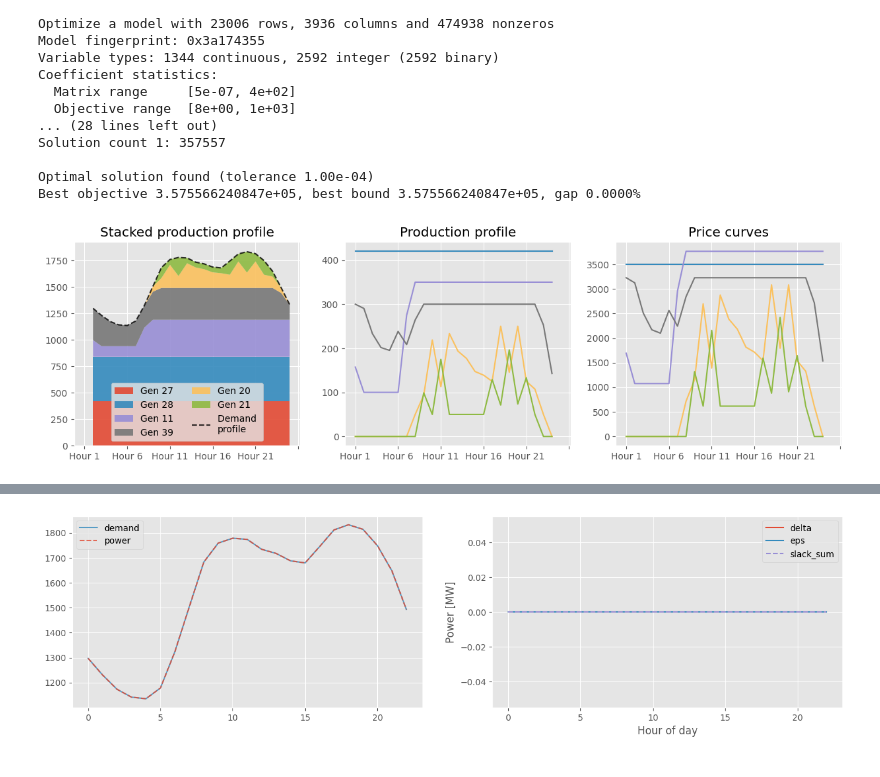
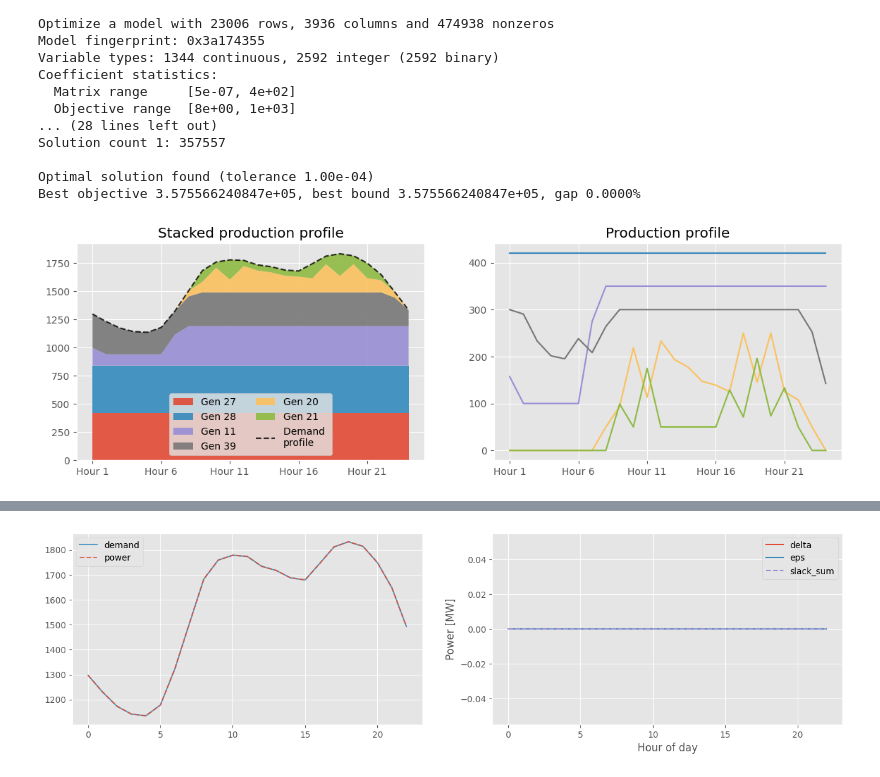
Before and after one commit to albertkjoller/ml-energy-systems, a Jupyter notebook: src/assignment3/notebooks/explainer_notebook_albert2.ipynb, the cells around one changed output, grey strips where cells are left out. Saved outputs shown, nothing was run; the diff lists cells and outputs as text; code cells hidden in the pictures.

Commit message:
figure updates

```diff
--- a/src/assignment3/notebooks/explainer_notebook.ipynb
+++ b/src/assignment3/notebooks/explainer_notebook_albert2.ipynb
@@ -248,6 +248,8 @@ on_off      = -1 * np.ones((system.N_g, system.N_t))
 start_up    = -1 * np.ones((system.N_g, system.N_t))
 power       = -1 * np.ones((system.N_g, system.N_t))
 cost        = -1 * np.ones((system.N_g, system.N_t))
+raw_op      = -1 * np.ones((system.N_g, system.N_t))
+raw_st      = -1 * np.ones((system.N_g, system.N_t))
 delta       = -1 * np.ones((system.N_t, 1))
 eps         = -1 * np.ones((system.N_t, 1))
 
@@ -259,6 +261,8 @@ for t in range(24):
         start_up[g, t]  = system.u[g, t].x
         power[g, t]     = system.p[g, t].x
         cost[g, t]      = system.c_op.iloc[g, 0] * system.p[g, t].x + system.c_st.iloc[g, 0] * system.u[g, t].x
+        raw_op[g, t]    = system.c_op.iloc[g, 0]
+        raw_st[g, t]    = system.c_st.iloc[g, 0]
 
     # Slack variables
     eps[t, 0]   = system.eps[t, 0].x
@@ -269,40 +273,49 @@ on_off      = pd.DataFrame(abs(on_off),     columns=[f'Hour {i}' for i in range(
 start_up    = pd.DataFrame(abs(start_up),   columns=[f'Hour {i}' for i in range(1, system.N_t+1)], index=[f'Gen {i}' for i in range(1, system.N_g+1)])
 power       = pd.DataFrame(power,           columns=[f'Hour {i}' for i in range(1, system.N_t+1)], index=[f'Gen {i}' for i in range(1, system.N_g+1)])
 cost        = pd.DataFrame(cost,            columns=[f'Hour {i}' for i in range(1, system.N_t+1)], index=[f'Gen {i}' for i in range(1, system.N_g+1)])
+raw_op      = pd.DataFrame(raw_op,          columns=[f'Hour {i}' for i in range(1, system.N_t+1)], index=[f'Gen {i}' for i in range(1, system.N_g+1)]).mean(axis=1).reset_index().set_index('index').rename(columns={0: 'Raw cost'})
+raw_st      = pd.DataFrame(raw_st,          columns=[f'Hour {i}' for i in range(1, system.N_t+1)], index=[f'Gen {i}' for i in range(1, system.N_g+1)]).mean(axis=1).reset_index().set_index('index').rename(columns={0: 'Raw cost'})
 # %%
 generators_turned_on = on_off.sum(axis=1) != 0
 
 system.pmax['index'] = [f'Gen {i}' for i in range(1, system.N_g+1)]
 system.pmax = system.pmax.set_index('index')
 
 system.pmin['index'] = [f'Gen {i}' for i in range(1, system.N_g+1)]
 system.pmin = system.pmin.set_index('index')
 
 # Check if power balance equation is satisfied
 power_balance = pd.DataFrame(
     [system.demand_profile.sum(axis=1).values, power.sum(axis=0).values, eps.flatten(), delta.flatten(), (eps + delta).flatten()],
     index=['demand', 'power', 'eps', 'delta', 'slack_sum'
 ]).T
 assert np.allclose(power_balance['demand'], power_balance[['power', 'eps', 'delta']].sum(axis=1)), 'Power balance equation not satisfied !'
 
 power['total_production'] = power[generators_turned_on].cumsum(axis=1)['Hour 24']
 
 
-fig, axs = plt.subplots(1, 3, figsize=(15, 4), sharey=False, sharex=True)
+fig, axs = plt.subplots(1, 2, figsize=(14, 4), sharey=False, sharex=False)
 axs[0].stackplot(
     np.arange(1, 25),
     power[generators_turned_on].sort_values(by='total_production', ascending=False).drop(columns='total_production'),
     labels=power[generators_turned_on].sort_values(by='total_production', ascending=False).drop(columns='total_production').index,
     alpha=0.9,
 )
 axs[0].plot(np.arange(1,25), power_balance['demand'], color='k', ls='--', alpha=0.8, label='Demand \nprofile')
 axs[0].set_title('Stacked production profile')
+axs[0].set_xticks(np.arange(1, 25)[::5], [f'Hour {i+1}' for i in range(24)][::5])
 axs[0].legend(loc='lower center', ncols=2)
 
 power[generators_turned_on].sort_values(by='total_production', ascending=False).drop(columns='total_production').T.plot(title='Production profile', ax=axs[1], legend=False)
-cost['total_production'] = power['total_production']
-cost[generators_turned_on].sort_values(by='total_production', ascending=False).drop(columns='total_production').T.plot(title='Price curves', ax=axs[2], legend=False)
+
+# # raw_cost = raw_op.merge(raw_st, left_index=True, right_index=True)
+# for j, raw_cost in enumerate([raw_op.copy(), raw_st.copy()]):
+
+#     raw_cost['total_production'] = power['total_production']
+#     raw_cost_ = raw_cost[generators_turned_on].sort_values(by='total_production', ascending=False).drop('total_production', axis=1).reset_index()
+#     raw_cost_.plot(x='index', y='Raw cost', kind='bar', color=[f'C{i}' for i in range(raw_cost_.shape[0])], ax=axs[2+j], title='Operation cost' if j == 0 else 'Start-up cost', legend=False)
+#     axs[2+j].set_xlabel('')
 
 plt.show()
 # %% [output]
-[figure, old version]
+[figure, new version]
```
Also changed, not shown: parts of 3 cells of this notebook, 2 other files.
